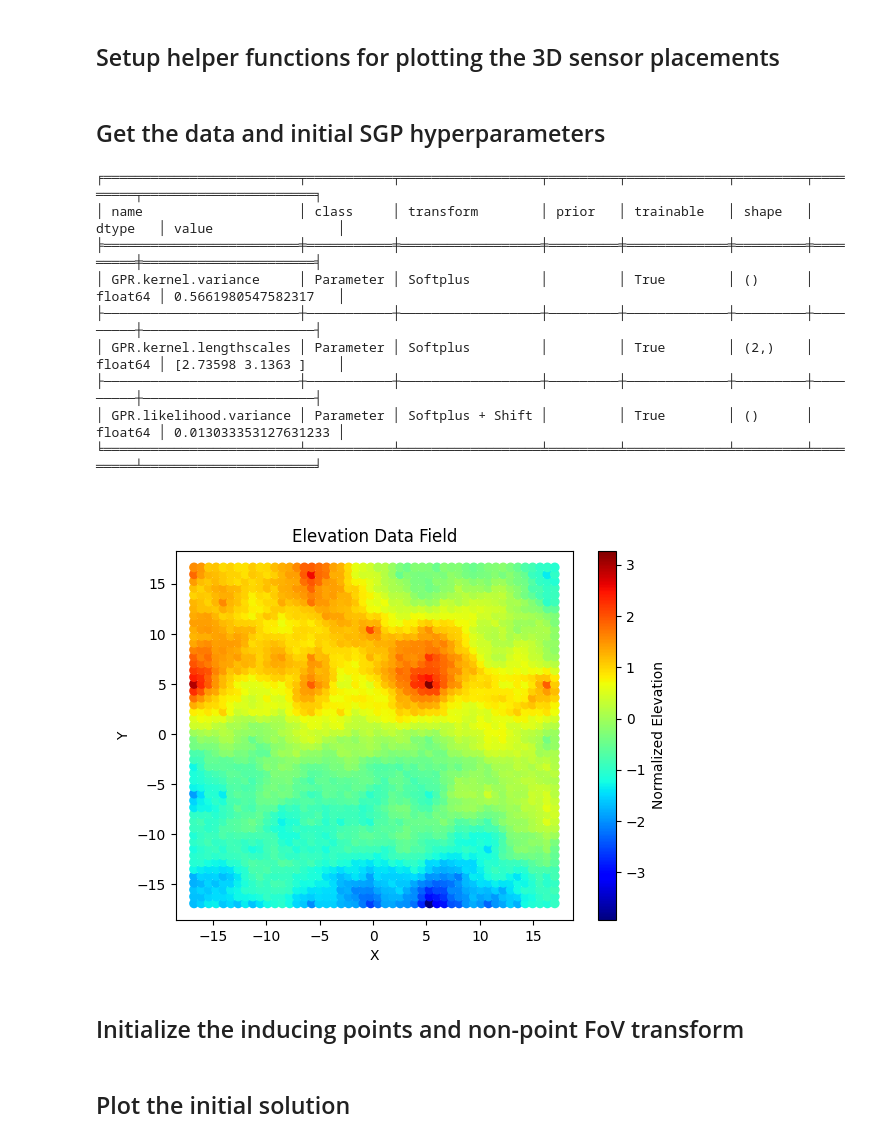
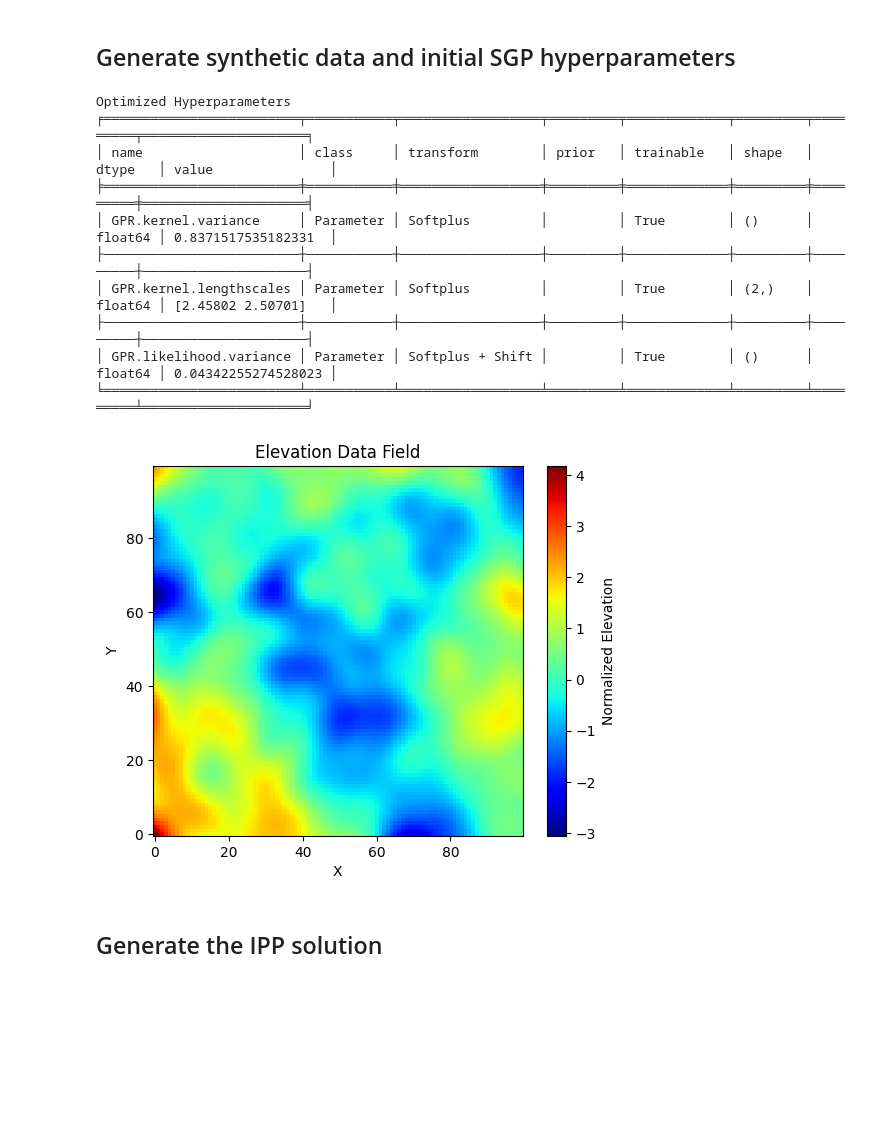
Before and after one commit to itskalvik/sgp-tools, a Jupyter notebook: examples/non_point_FoV.ipynb, the cells around one changed output. Drawn from its saved outputs; the diff is of its cells as text; code cells hidden in the pictures; blank space fills up the shorter version.

```diff
--- a/examples/non_point_FoV.ipynb
+++ b/examples/non_point_FoV.ipynb
@@ -27,2 +30,0 @@ tf.random.set_seed(0)
-# %% [markdown]
-## Setup helper functions for plotting the 3D sensor placements
@@ -68,36 +112,49 @@ def get_reconstruction(X_test, y_test, Xu, data_variance, rbf):
 # %% [markdown]
-## Get the data and initial SGP hyperparameters
+## Generate synthetic data and initial SGP hyperparameters
 # %%
 # Get the synthetic elevation data
-dataset = 'synthetic'
-X_train, y_train, X_test, y_test, candidates, X, y = get_dataset(dataset)
+X_train, y_train, X_test, y_test, candidates, X, y = get_dataset(random_seed=0)
 train_dim = np.sqrt(X_train.shape[0]).astype(int)
-test_dim = np.sqrt(X_test.shape[0]).astype(int)
 
-# Train the GP and get the model parameters
-_, noise_variance, kernel = get_model_params(X_train, y_train,
-                                             lengthscales=[1.0, 1.0],
-                                             optimizer='scipy')
+# Train a GP and get the model parameters
+print('Optimized Hyperparameters')
+_, noise_variance_opt, kernel_opt = get_model_params(X_train, y_train,
+                                                     lengthscales=[1.0, 1.0],
+                                                     optimizer='scipy')
 
-plt.scatter(X[:, 0], X[:, 1], c=y, cmap="jet")
+# Build a new test set on a grid for easy plotting in a 3D plot
+gpr = gpflow.models.GPR((X_test, y_test),
+                        noise_variance=noise_variance_opt,
+                        kernel=kernel_opt)
+test_dim = (100, 100)
+X_test1 = np.linspace(np.min(X[:, 0]), np.max(X[:, 0]), test_dim[0])
+X_test2 = np.linspace(np.min(X[:, 1]), np.max(X[:, 1]), test_dim[1])
+X_test1, X_test2 = np.meshgrid(X_test1, X_test2)
+X_test = np.stack([X_test1.ravel(), X_test2.ravel()], axis=1)
+y_test, y_var = gpr.predict_f(X_test)
+y_test = y_test.numpy()
+
+# Plot the data field
+plt.imshow(y_test.reshape(test_dim), cmap="jet", origin='lower')
 plt.xlabel('X')
 plt.ylabel('Y')
 plt.title('Elevation Data Field')
 plt.colorbar(label='Normalized Elevation')
 plt.show()
 # %% [output]
-╒═════════════════════════╤═══════════╤══════════════════╤═════════╤═════════════╤═════════╤═════════╤══════════════════════╕
-│ name                    │ class     │ transform        │ prior   │ trainable   │ shape   │ dtype   │ value                │
-╞═════════════════════════╪═══════════╪══════════════════╪═════════╪═════════════╪═════════╪═════════╪══════════════════════╡
-│ GPR.kernel.variance     │ Parameter │ Softplus         │         │ True        │ ()      │ float64 │ 0.5661980547582317   │
-├─────────────────────────┼───────────┼──────────────────┼─────────┼─────────────┼─────────┼─────────┼──────────────────────┤
-│ GPR.kernel.lengthscales │ Parameter │ Softplus         │         │ True        │ (2,)    │ float64 │ [2.73598 3.1363 ]    │
-├─────────────────────────┼───────────┼──────────────────┼─────────┼─────────────┼─────────┼─────────┼──────────────────────┤
-│ GPR.likelihood.variance │ Parameter │ Softplus + Shift │         │ True        │ ()      │ float64 │ 0.013033353127631233 │
-╘═════════════════════════╧═══════════╧══════════════════╧═════════╧═════════════╧═════════╧═════════╧══════════════════════╛
+Optimized Hyperparameters
+╒═════════════════════════╤═══════════╤══════════════════╤═════════╤═════════════╤═════════╤═════════╤═════════════════════╕
+│ name                    │ class     │ transform        │ prior   │ trainable   │ shape   │ dtype   │ value               │
+╞═════════════════════════╪═══════════╪══════════════════╪═════════╪═════════════╪═════════╪═════════╪═════════════════════╡
+│ GPR.kernel.variance     │ Parameter │ Softplus         │         │ True        │ ()      │ float64 │ 0.8371517535182331  │
+├─────────────────────────┼───────────┼──────────────────┼─────────┼─────────────┼─────────┼─────────┼─────────────────────┤
+│ GPR.kernel.lengthscales │ Parameter │ Softplus         │         │ True        │ (2,)    │ float64 │ [2.45802 2.50701]   │
+├─────────────────────────┼───────────┼──────────────────┼─────────┼─────────────┼─────────┼─────────┼─────────────────────┤
+│ GPR.likelihood.variance │ Parameter │ Softplus + Shift │         │ True        │ ()      │ float64 │ 0.04342255274528023 │
+╘═════════════════════════╧═══════════╧══════════════════╧═════════╧═════════════╧═════════╧═════════╧═════════════════════╛
-[figure, old version]
+[figure, new version]
-# %% [markdown]
-## Initialize the inducing points and non-point FoV transform
+# %% [markdown]
+## Generate the IPP solution
 # %%
 num_robots = 1
 num_placements = 9
@@ -114,2 +184,0 @@ transform = SquareHeightTransform(num_side=num_side)
-# %% [markdown]
-## Plot the initial solution
```
Also changed, not shown: parts of 14 cells of this notebook, 2 other files.
